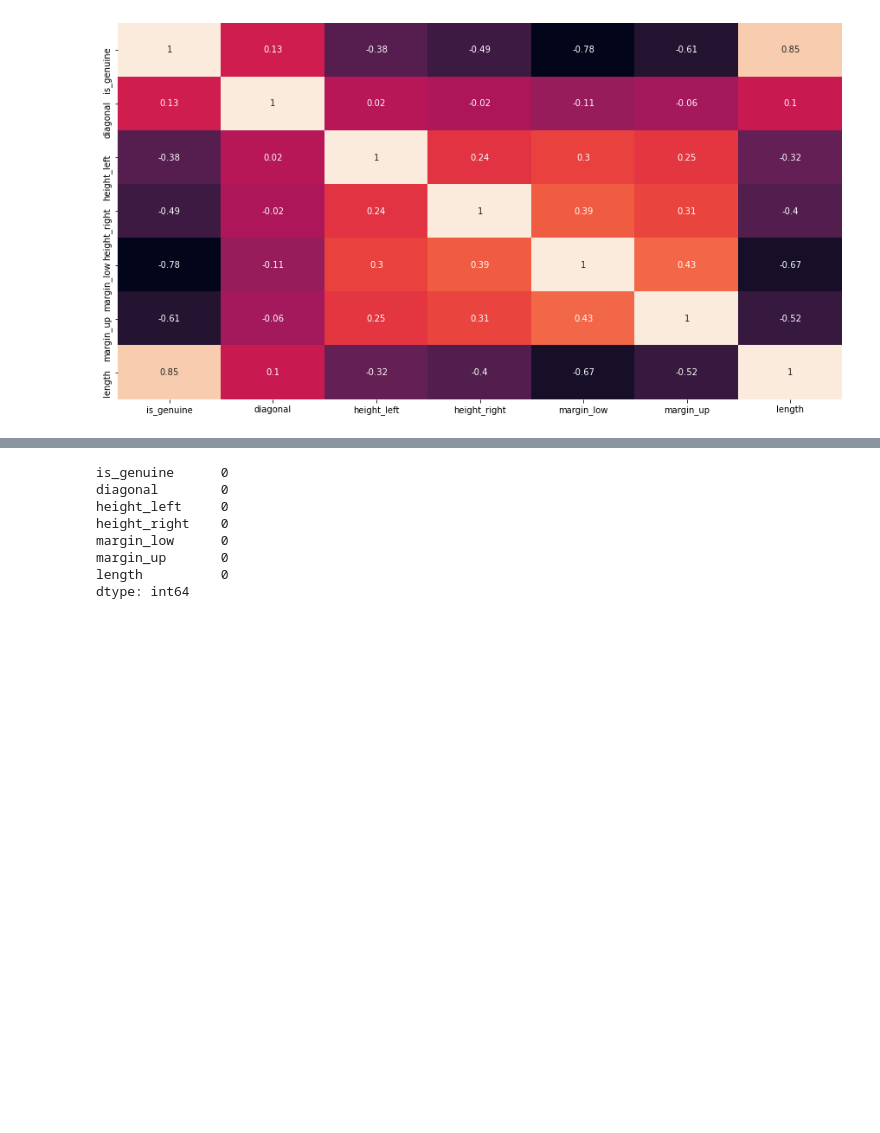
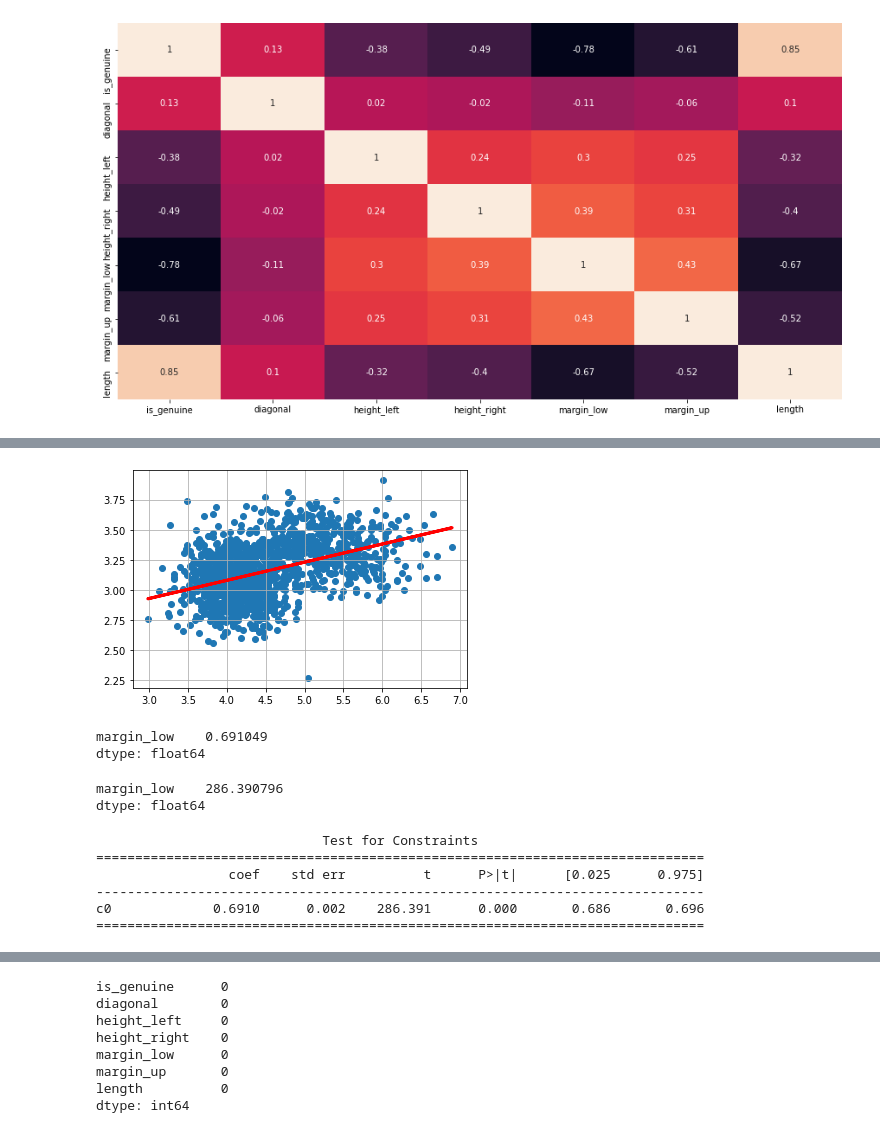
Before and after one commit to Antoine-LR/Machine-Learning, a Jupyter notebook: P10_machine learning_detection_billets.ipynb, the cells around one changed output, grey strips where cells are left out. Drawn from its saved outputs; the diff is of its cells as text; code cells hidden in the pictures; blank space fills up the shorter version.

```diff
--- a/P10_machine learning_detection_billets.ipynb
+++ b/P10_machine learning_detection_billets.ipynb
@@ -133,0 +128,7 @@ strong multicollinearity or other numerical problems.
+# %%
+plt.scatter(x,y)
+plt.plot(x,predict(x), c='red', lw=3)
+plt.grid()
+plt.show()
+# %% [output]
+[figure, added]
@@ -134 +139,20 @@ strong multicollinearity or other numerical problems.
+# %%
+results.params
+# %% [output]
+margin_low    0.691049
+dtype: float64
+# %%
+results.tvalues
+# %% [output]
+margin_low    286.390796
+dtype: float64
+# %%
+print(results.t_test([1]))
+# %% [output]
+                             Test for Constraints
+==============================================================================
+                 coef    std err          t      P>|t|      [0.025      0.975]
+------------------------------------------------------------------------------
+c0             0.6910      0.002    286.391      0.000       0.686       0.696
+==============================================================================
 # %%
```
Also changed, not shown: parts of 21 cells of this notebook.
